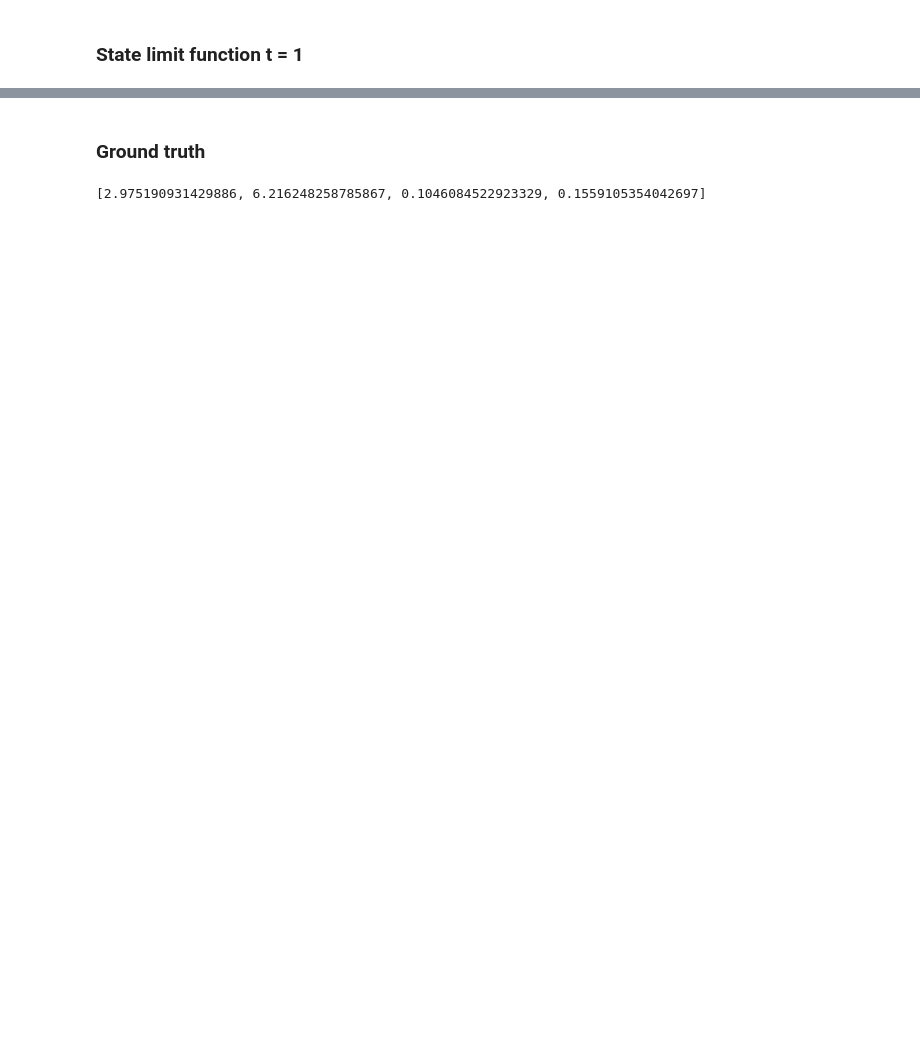
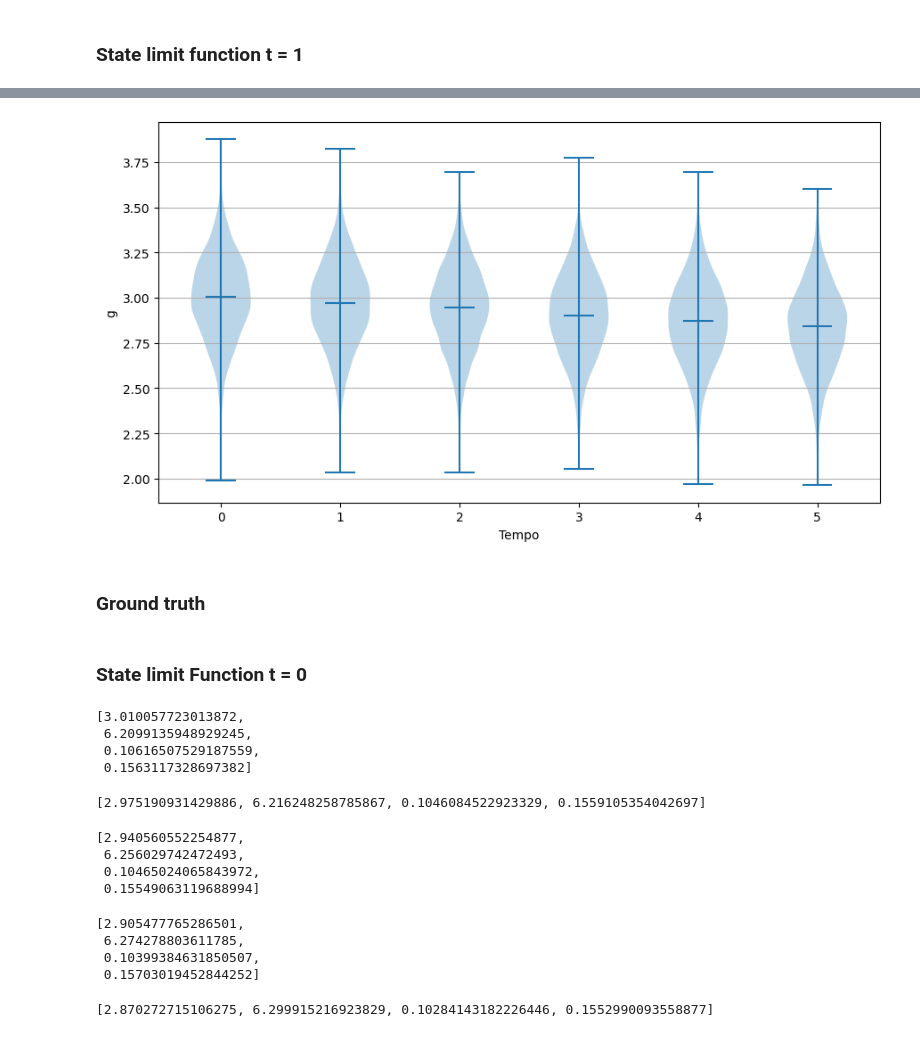
Before and after one commit to Pesquisa-UFCAT/2024-1_victor_hugo_renata_maria, a Jupyter notebook: toy_problem/charts.ipynb, the cells around one changed output, grey strips where cells are left out. Drawn from its saved outputs; the diff is of its cells as text; code cells hidden in the pictures; blank space fills up the shorter version.

```diff
--- a/toy_problem/charts.ipynb
+++ b/toy_problem/charts.ipynb
@@ -39,11 +215,75 @@ ratio_data = ratio_data['g'].tolist()
+# %%
+plt.figure(figsize=(9, 5))
+
+plt.violinplot(
+    ratio_data,
+    positions=tempos,
+    showmedians=True
+)
+
+plt.xlabel("Tempo")
+plt.ylabel("g")
+plt.grid(True, axis='y')
+
+plt.tight_layout()
+plt.show()
+# %% [output]
+[figure, added]
 # %% [markdown]
 ### Ground truth
+# %% [markdown]
+### State limit Function t = 0
 # %%
-with open(f'pce_metamodel_1.pkl', 'rb') as f:
+with open(f'pce_metamodel_0.pkl', 'rb') as f:
     pce_metamodel_up = pickle.load(f)
 
 y_pred = pce_metamodel_up.predict(x)
-test_lambda_values = list(y_pred[0])
-test_lambda_values
+test_lambda_value_0 = list(y_pred[0])
+test_lambda_value_0
 # %% [output]
-[2.975190931429886, 6.216248258785867, 0.1046084522923329, 0.1559105354042697]
+[3.010057723013872,
+ 6.2099135948929245,
+ 0.10616507529187559,
+ 0.1563117328697382]
+# %%
+with open(f'pce_metamodel_1.pkl', 'rb') as f:
+    pce_metamodel_up = pickle.load(f)
+
+y_pred = pce_metamodel_up.predict(x)
+test_lambda_value_1 = list(y_pred[0])
+test_lambda_value_1
+# %% [output]
+[2.975190931429886, 6.216248258785867, 0.1046084522923329, 0.1559105354042697]
+# %%
+with open(f'pce_metamodel_2.pkl', 'rb') as f:
+    pce_metamodel_up = pickle.load(f)
+
+y_pred = pce_metamodel_up.predict(x)
+test_lambda_value_2= list(y_pred[0])
+test_lambda_value_2
+# %% [output]
+[2.940560552254877,
+ 6.256029742472493,
+ 0.10465024065843972,
+ 0.15549063119688994]
+# %%
+with open(f'pce_metamodel_3.pkl', 'rb') as f:
+    pce_metamodel_up = pickle.load(f)
+
+y_pred = pce_metamodel_up.predict(x)
+test_lambda_value_3 = list(y_pred[0])
+test_lambda_value_3
+# %% [output]
+[2.905477765286501,
+ 6.274278803611785,
+ 0.10399384631850507,
+ 0.15703019452844252]
+# %%
+with open(f'pce_metamodel_4.pkl', 'rb') as f:
+    pce_metamodel_up = pickle.load(f)
+
+y_pred = pce_metamodel_up.predict(x)
+test_lambda_value_4 = list(y_pred[0])
+test_lambda_value_4
+# %% [output]
+[2.870272715106275, 6.299915216923829, 0.10284143182226446, 0.1552990093558877]
```
Also changed, not shown: parts of 27 cells of this notebook, 3 other files.
